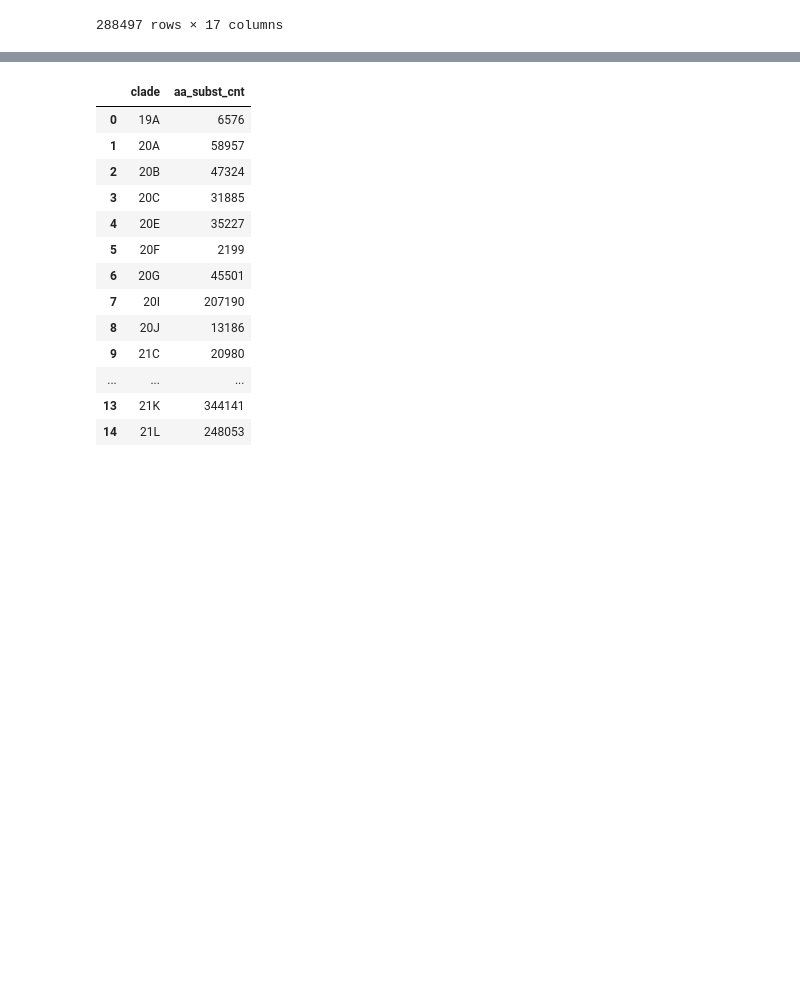
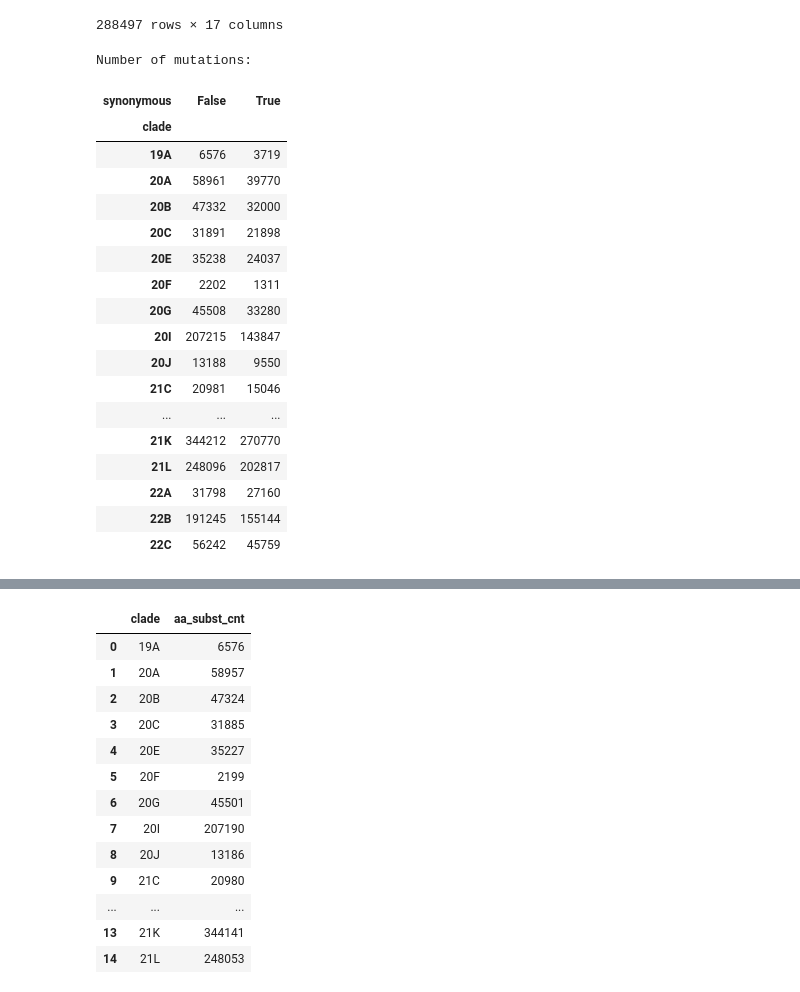
Before and after one commit to mitoclub/RNAViralMutSpec, a Jupyter notebook: sars-cov-2_aa_subst/process.ipynb, the cells around one changed output, grey strips where cells are left out. Cells and saved outputs as stored; diff of their text form; code cells hidden in the pictures; blank space fills up the shorter version.

Commit message:
num of syn ans ns mutations

```diff
--- a/sars-cov-2_aa_subst/process.ipynb
+++ b/sars-cov-2_aa_subst/process.ipynb
@@ -212,8 +212,8 @@ eq_freqs_aa.T
 ## Load OBS
 # %%
 # https://media.githubusercontent.com/media/jbloomlab/SARS2-mut-spectrum/refs/heads/main/results/mutation_counts/aggregated.csv
-obs = pd.read_csv('data/aggregated.csv')
-obs = obs[(obs['subset'] == 'all') & (obs['synonymous'] == False) & (obs['exclude'] == False)]
+obs_raw = pd.read_csv('data/aggregated.csv').query('subset == "all" & exclude == False')
+obs = obs_raw[(obs_raw['synonymous'] == False)]
 
 def _same_aa_mut(aa_mutation: str):
     variants = aa_mutation.split(';')
@@ -239,3 +239,26 @@ obs
 | 979833 | ORF1a;ORF1ab | T2836A;T2836A | A8771G | ACA>GCA;ACA>GCA | False | 1 | 8771 | A | ... |
 | 979835 | ORF1a;ORF1ab | T283N;T283N | C1113A | ACT>AAT;ACT>AAT | False | 1 | 1113 | C | ... |
 288497 rows × 17 columns
+# %%
+print('Number of mutations:')
+obs_raw.groupby(['clade', 'synonymous'])['count'].sum().unstack()
+# %% [output]
+Number of mutations:
+| synonymous | False | True |
+| clade |  |  |
+| 19A | 6576 | 3719 |
+| 20A | 58961 | 39770 |
+| 20B | 47332 | 32000 |
+| 20C | 31891 | 21898 |
+| 20E | 35238 | 24037 |
+| 20F | 2202 | 1311 |
+| 20G | 45508 | 33280 |
+| 20I | 207215 | 143847 |
+| 20J | 13188 | 9550 |
+| 21C | 20981 | 15046 |
+| ... | ... | ... |
+| 21K | 344212 | 270770 |
+| 21L | 248096 | 202817 |
+| 22A | 31798 | 27160 |
+| 22B | 191245 | 155144 |
+| 22C | 56242 | 45759 |
```
Also changed, not shown: parts of 1 cell of this notebook, 1 other file.
